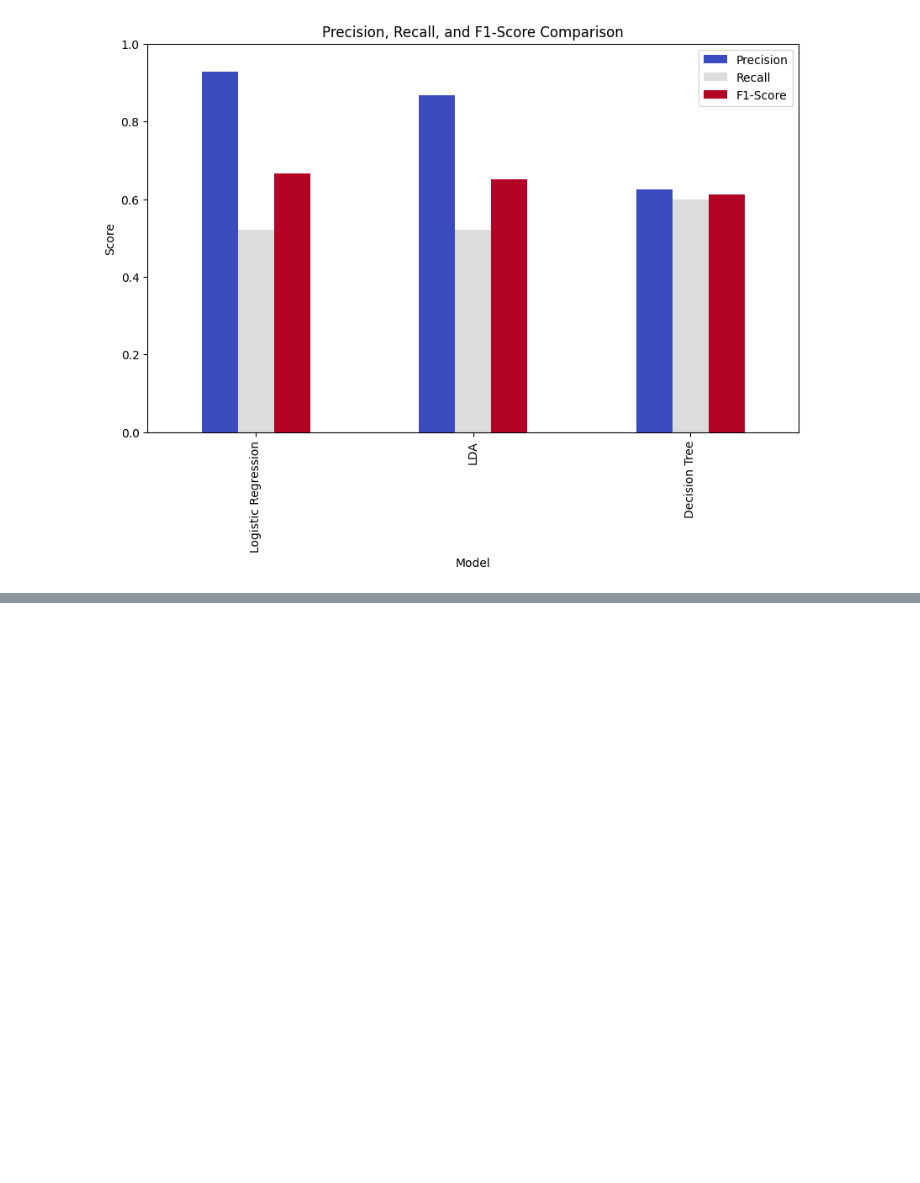
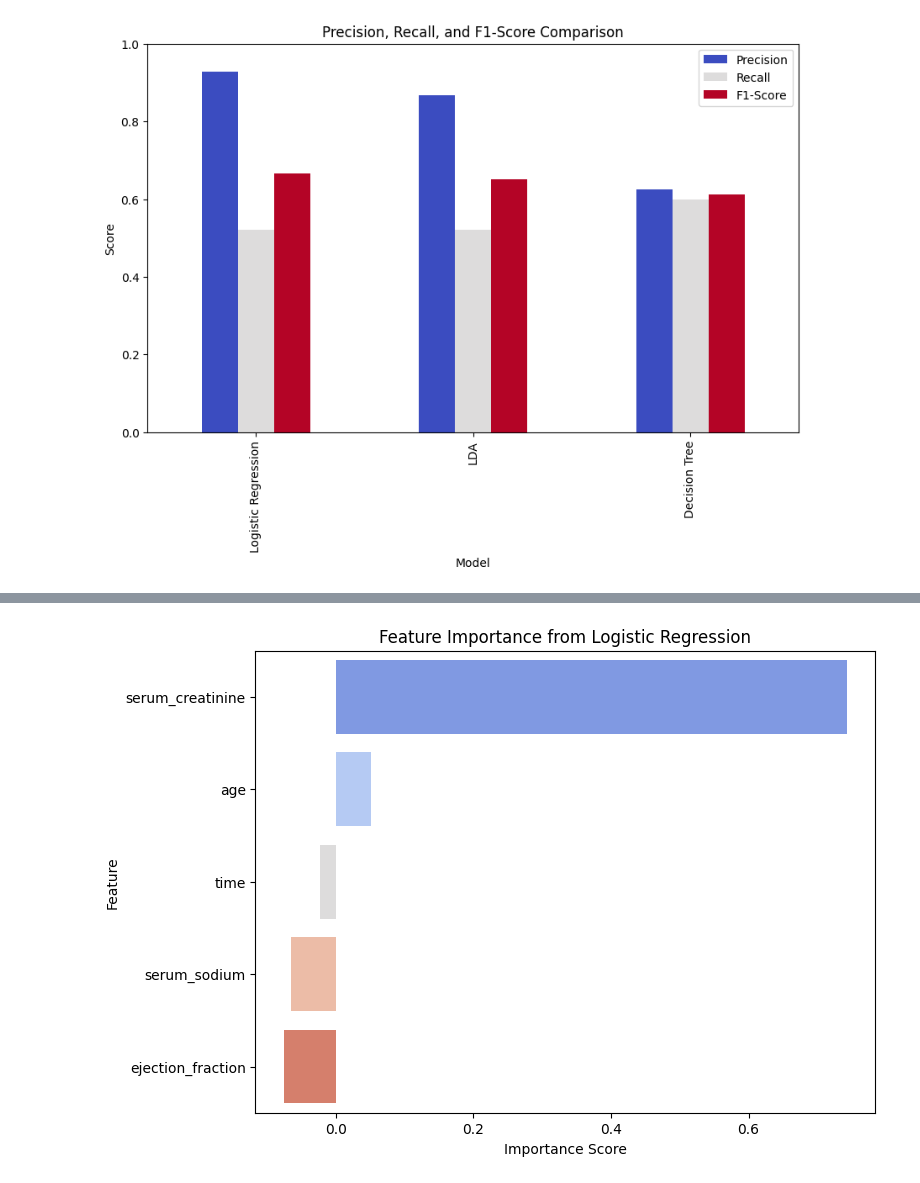
Before and after one commit to jwilliams2023/Heart-Failure-Classification, a Jupyter notebook: Stats_4000_Intermediate_Project.ipynb, the cells around one changed output, grey strips where cells are left out. Cells and saved outputs as stored; diff of their text form; code cells hidden in the pictures; blank space fills up the shorter version.

```diff
--- a/Stats_4000_Intermediate_Project.ipynb
+++ b/Stats_4000_Intermediate_Project.ipynb
@@ -223,3 +224,100 @@ Passing `palette` without assigning `hue` is deprecated and will be removed in v
 [figure]
 [figure]
 [figure]
+# %%
+# Load data from UCI repository
+dataset = fetch_ucirepo(id=519)
+df = pd.DataFrame(dataset.data.features)
+df["DEATH_EVENT"] = dataset.data.targets
+
+# Classification Modeling
+X = df[['age', 'ejection_fraction', 'serum_creatinine', 'serum_sodium', 'time']]
+y = df["DEATH_EVENT"]
+
+X_train, X_test, y_train, y_test = train_test_split(X, y, test_size=0.2, random_state=42)
+
+# Logistic Regression
+log_reg = LogisticRegression(max_iter=1000)
+log_reg.fit(X_train, y_train)
+y_pred_log = log_reg.predict(X_test)
+
+# LDA
+lda = LinearDiscriminantAnalysis()
+lda.fit(X_train, y_train)
+y_pred_lda = lda.predict(X_test)
+
+# Decision Tree
+dt = DecisionTreeClassifier(random_state=42)
+dt.fit(X_train, y_train)
+y_pred_dt = dt.predict(X_test)
+
+# Feature Importance using Logistic Regression
+feature_importance = pd.DataFrame({
+    "Feature": X.columns,
+    "Importance Score": log_reg.coef_[0]
+}).sort_values(by="Importance Score", ascending=False)
+
+# Print Feature Importance Table
+print("\nFeature Importance Scores:")
+print(feature_importance.to_string(index=False))
+
+# Plot Feature Importance
+plt.figure(figsize=(8,6))
+sns.barplot(y=feature_importance["Feature"], x=feature_importance["Importance Score"], palette="coolwarm")
+plt.title("Feature Importance from Logistic Regression")
+plt.xlabel("Importance Score")
+plt.ylabel("Feature")
+plt.show()
+
+# Evaluation using LDA, Logistic Regression, Decision Trees
+model_results = {
+    "Logistic Regression": accuracy_score(y_test, y_pred_log),
+    "LDA": accuracy_score(y_test, y_pred_lda),
+    "Decision Tree": accuracy_score(y_test, y_pred_dt)
+}
+
+# Bar Chart of Accuracy Scores
+plt.figure(figsize=(8,5))
+sns.barplot(x=list(model_results.keys()), y=list(model_results.values()), palette="coolwarm")
+plt.ylim(0,1)
+plt.ylabel("Accuracy Score")
+plt.title("Model Accuracy Comparison")
+plt.show()
+
+# Confusion Matrices
+fig, axes = plt.subplots(1, 3, figsize=(18, 5))
+models = [("Logistic Regression", y_pred_log), ("LDA", y_pred_lda), ("Decision Tree", y_pred_dt)]
+for ax, (name, y_pred) in zip(axes, models):
+    cm = confusion_matrix(y_test, y_pred)
+    sns.heatmap(cm, annot=True, fmt="d", cmap="Blues", ax=ax)
+    ax.set_title(f"{name} Confusion Matrix")
+    ax.set_xlabel("Predicted")
+    ax.set_ylabel("Actual")
+plt.show()
+
+# Precision, Recall, F1 score Visuals
+metrics_df = pd.DataFrame({
+    "Model": list(model_results.keys()),
+    "Precision": [
+        classification_report(y_test, y_pred_log, output_dict=True)['1']['precision'],
+        classification_report(y_test, y_pred_lda, output_dict=True)['1']['precision'],
+        classification_report(y_test, y_pred_dt, output_dict=True)['1']['precision']
+    ],
+    "Recall": [
+        classification_report(y_test, y_pred_log, output_dict=True)['1']['recall'],
+        classification_report(y_test, y_pred_lda, output_dict=True)['1']['recall'],
+        classification_report(y_test, y_pred_dt, output_dict=True)['1']['recall']
+    ],
+    "F1-Score": [
+        classification_report(y_test, y_pred_log, output_dict=True)['1']['f1-score'],
+        classification_report(y_test, y_pred_lda, output_dict=True)['1']['f1-score'],
+        classification_report(y_test, y_pred_dt, output_dict=True)['1']['f1-score']
+    ]
+})
+
+metrics_df.set_index("Model").plot(kind="bar", figsize=(10, 6), colormap="coolwarm")
+plt.title("Precision, Recall, and F1-Score Comparison")
+plt.ylabel("Score")
+plt.ylim(0, 1)
+plt.show()
+# %% [output]
@@ -225,0 +334 @@ Passing `palette` without assigning `hue` is deprecated and will be removed in v
+[figure, added]
```
Also changed, not shown: parts of 3 cells of this notebook.
